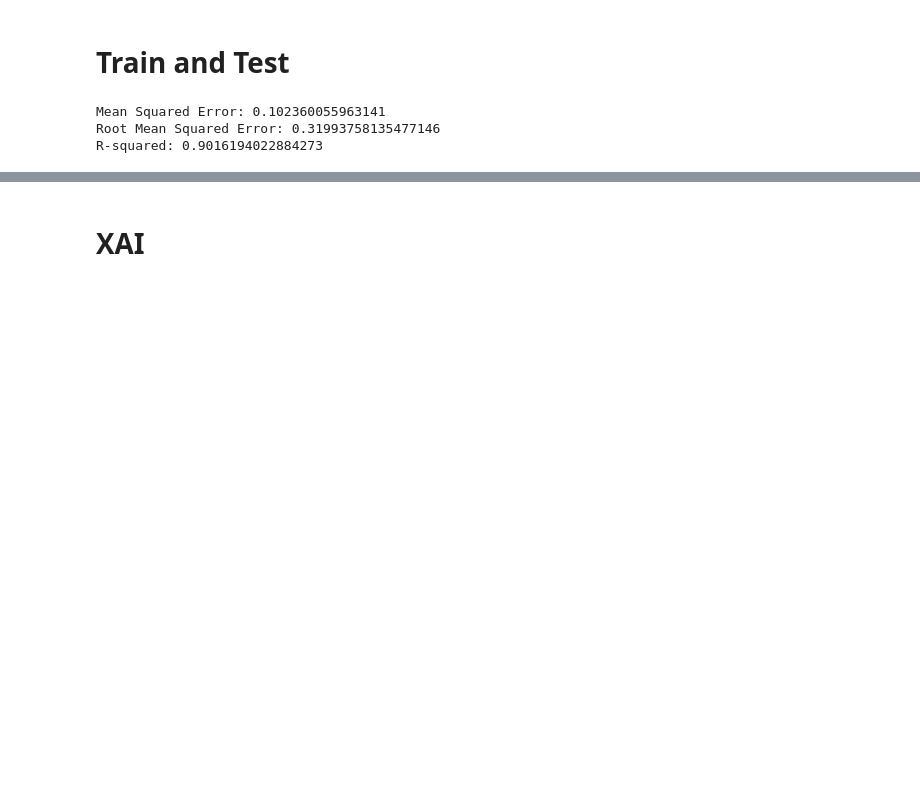
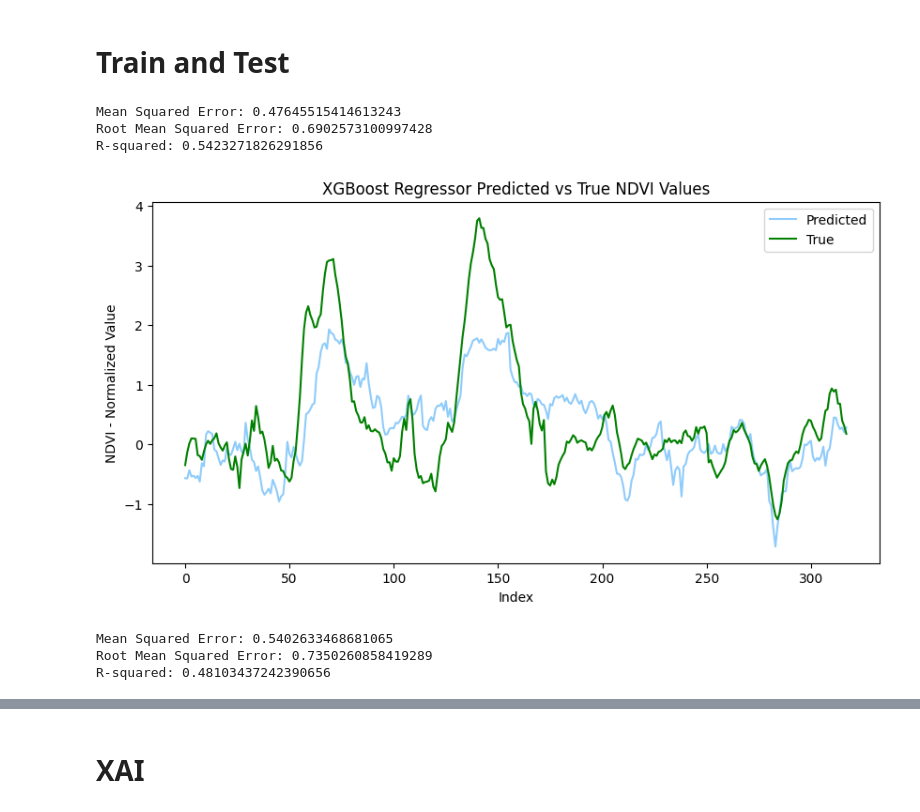
Before and after one commit to anniebritton/Ecological-Drought-ML-Modeling, a Jupyter notebook: NDVI_Modeling.ipynb, the cells around one changed output, grey strips where cells are left out. Cells and saved outputs as stored; diff of their text form; code cells hidden in the pictures; blank space fills up the shorter version.

```diff
--- a/NDVI_Modeling.ipynb
+++ b/NDVI_Modeling.ipynb
@@ -601,28 +499,39 @@ x_train, x_test, y_train, y_test = train_test_split(X, y, shuffle=True, random_s
 # %%
-# XGBoost
-# Define the model based on the best parameters
-xg_reg = XGBRegressor(colsample_bytree = 0.8331,
-                      learning_rate = 0.0392,
-                      max_depth = 8,
-                      min_child_weight = 3,
-                      n_estimators = 475,
-                      subsample = 0.6732)
-
-# Fit the model to the training data
-xg_reg.fit(x_train, y_train)
+# Load the model
+xg_reg = load('/content/drive/MyDrive/School/M.S./Courses/Capstone/Colab/Data/Models/xgb_reg.joblib')
 
 # Use the trained model to make predictions on the test data
-y_pred = xg_reg.predict(x_test)
+xg_y_pred = xg_reg.predict(x_test)
 
 # Calculate the model performance metrics on the test data
-mse = mean_squared_error(y_test, y_pred)
+mse = mean_squared_error(y_test, xg_y_pred )
 rmse = np.sqrt(mse)
-r2 = r2_score(y_test, y_pred)
+r2 = r2_score(y_test, xg_y_pred )
 
 print('Mean Squared Error:', mse)
 print('Root Mean Squared Error:', rmse)
 print('R-squared:', r2)
 # %% [output]
-Mean Squared Error: 0.102360055963141
-Root Mean Squared Error: 0.31993758135477146
-R-squared: 0.9016194022884273
+Mean Squared Error: 0.47645515414613243
+Root Mean Squared Error: 0.6902573100997428
+R-squared: 0.5423271826291856
+# %%
+# Set figure size to (10, 5) inches
+plt.figure(figsize=(10, 5))
+
+# Plot the predicted values  in blue
+plt.plot(xg_y_pred, label='Predicted', color='#8fccfb')
+
+# Plot the true values (`y_test`) in red
+plt.plot(y_test, label='True', color='green')
+
+# Add labels and legend
+plt.xlabel('Index')
+plt.ylabel('NDVI - Normalized Value')
+plt.title("XGBoost Regressor Predicted vs True NDVI Values")
+plt.legend()
+
+# Show the plot
+plt.show()
+# %% [output]
+[figure, added]
@@ -628,0 +553,19 @@ R-squared: 0.9016194022884273
+# %%
+# Load the model
+et_reg = load('/content/drive/MyDrive/School/M.S./Courses/Capstone/Colab/Data/Models/et_reg.joblib')
+
+# Use the trained model to make predictions on the test data
+et_y_pred = et_reg.predict(x_test)
+
+# Calculate the model performance metrics on the test data
+mse = mean_squared_error(y_test, et_y_pred)
+rmse = np.sqrt(mse)
+r2 = r2_score(y_test, et_y_pred)
+
+print('Mean Squared Error:', mse)
+print('Root Mean Squared Error:', rmse)
+print('R-squared:', r2)
+# %% [output]
+Mean Squared Error: 0.5402633468681065
+Root Mean Squared Error: 0.7350260858419289
+R-squared: 0.48103437242390656
```
Also changed, not shown: parts of 55 cells of this notebook.
